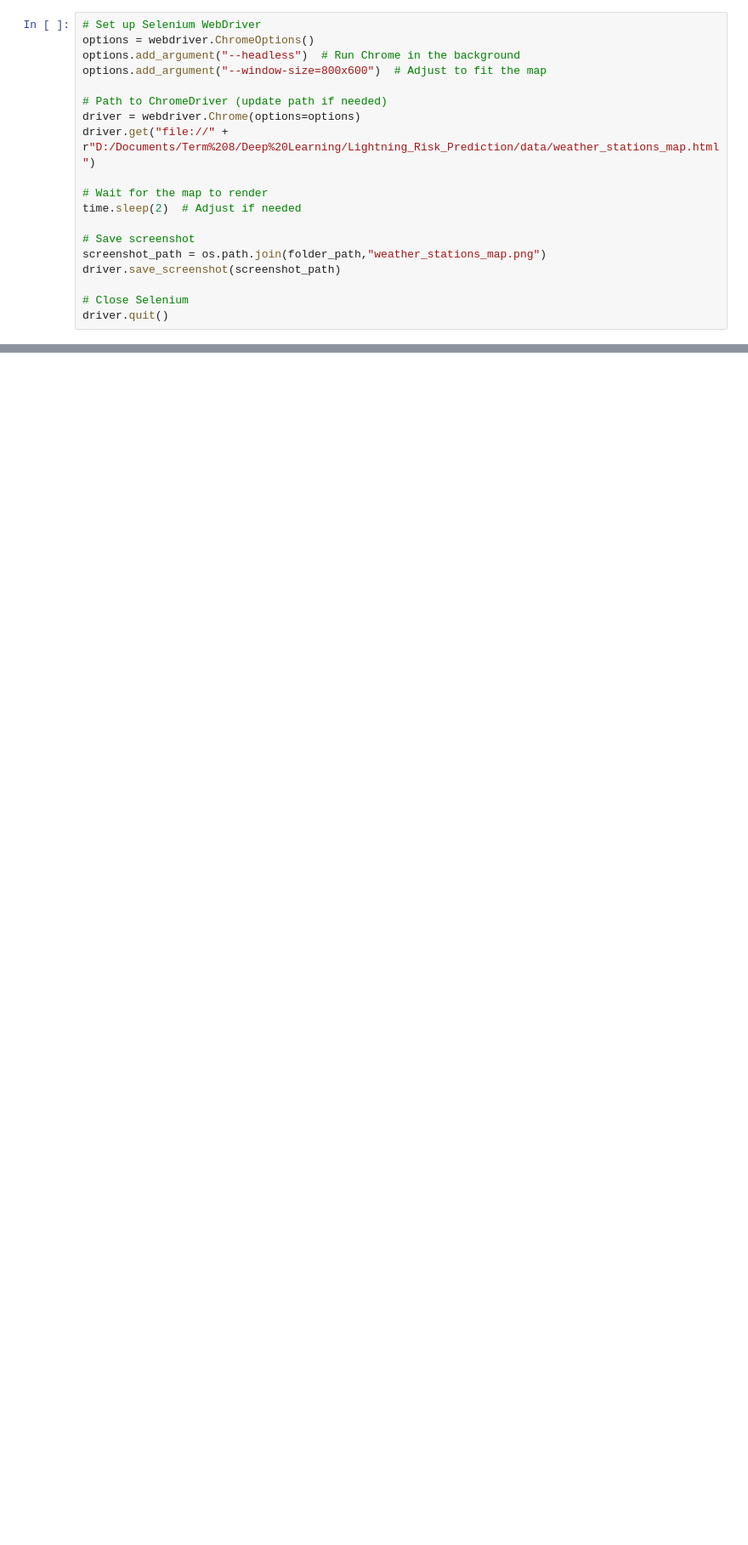
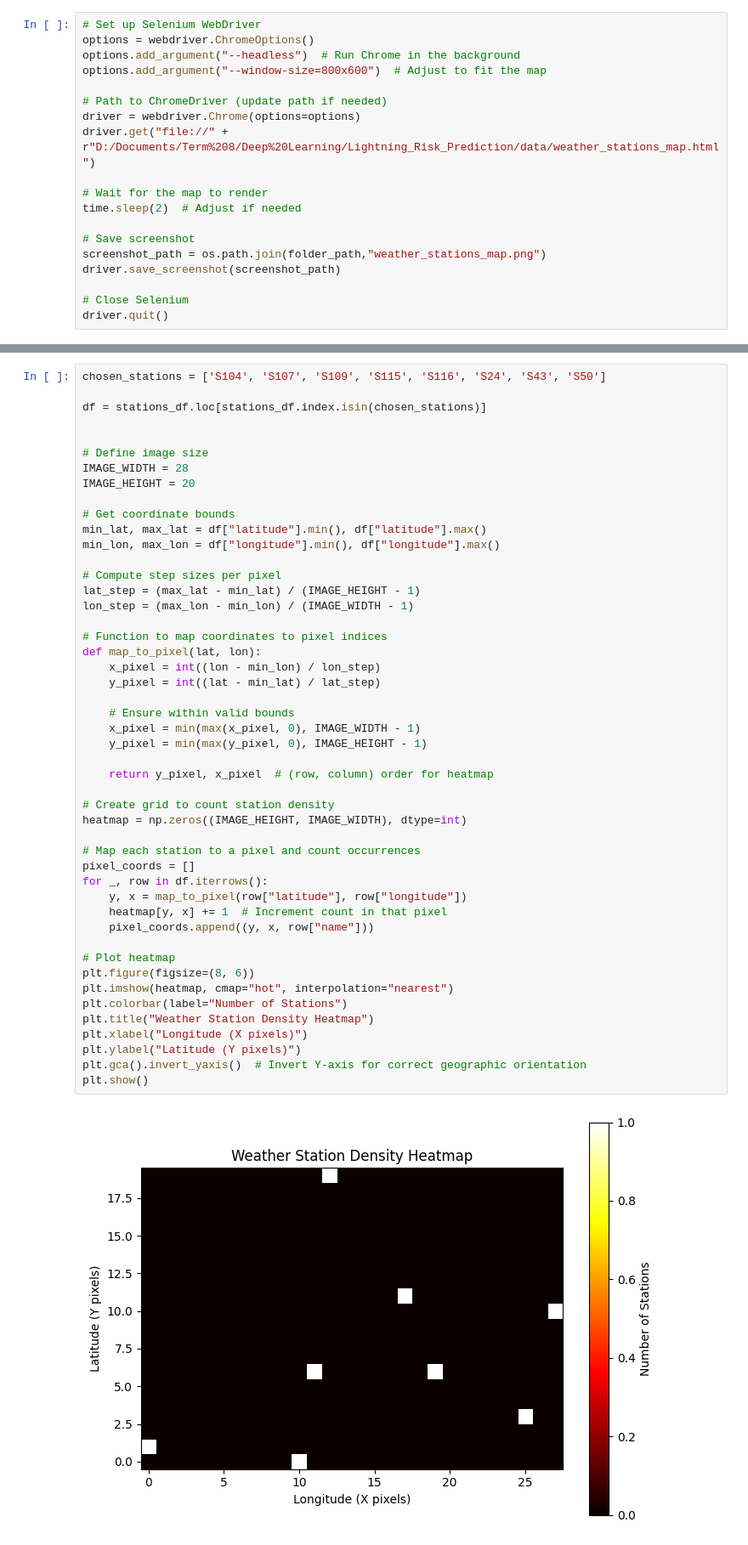
Before and after one commit to TomPiccio/Lightning_Risk_Prediction, a Jupyter notebook: notebooks/station_map_visualization.ipynb, the cells around one changed output, grey strips where cells are left out. Shown at 85% size. Cells and saved outputs as stored; diff of their text form; blank space fills up the shorter version.

```diff
--- a/notebooks/station_map_visualization.ipynb
+++ b/notebooks/station_map_visualization.ipynb
@@ -142,0 +123,50 @@ Station-to-Pixel Mapping:
+# %%
+chosen_stations = ['S104', 'S107', 'S109', 'S115', 'S116', 'S24', 'S43', 'S50']
+
+df = stations_df.loc[stations_df.index.isin(chosen_stations)]
+
+
+# Define image size
+IMAGE_WIDTH = 28
+IMAGE_HEIGHT = 20
+
+# Get coordinate bounds
+min_lat, max_lat = df["latitude"].min(), df["latitude"].max()
+min_lon, max_lon = df["longitude"].min(), df["longitude"].max()
+
+# Compute step sizes per pixel
+lat_step = (max_lat - min_lat) / (IMAGE_HEIGHT - 1)
+lon_step = (max_lon - min_lon) / (IMAGE_WIDTH - 1)
+
+# Function to map coordinates to pixel indices
+def map_to_pixel(lat, lon):
+    x_pixel = int((lon - min_lon) / lon_step)
+    y_pixel = int((lat - min_lat) / lat_step)
+
+    # Ensure within valid bounds
+    x_pixel = min(max(x_pixel, 0), IMAGE_WIDTH - 1)
+    y_pixel = min(max(y_pixel, 0), IMAGE_HEIGHT - 1)
+
+    return y_pixel, x_pixel  # (row, column) order for heatmap
+
+# Create grid to count station density
+heatmap = np.zeros((IMAGE_HEIGHT, IMAGE_WIDTH), dtype=int)
+
+# Map each station to a pixel and count occurrences
+pixel_coords = []
+for _, row in df.iterrows():
+    y, x = map_to_pixel(row["latitude"], row["longitude"])
+    heatmap[y, x] += 1  # Increment count in that pixel
+    pixel_coords.append((y, x, row["name"]))
+
+# Plot heatmap
+plt.figure(figsize=(8, 6))
+plt.imshow(heatmap, cmap="hot", interpolation="nearest")
+plt.colorbar(label="Number of Stations")
+plt.title("Weather Station Density Heatmap")
+plt.xlabel("Longitude (X pixels)")
+plt.ylabel("Latitude (Y pixels)")
+plt.gca().invert_yaxis()  # Invert Y-axis for correct geographic orientation
+plt.show()
+# %% [output]
+[figure, added]
```
Also changed, not shown: parts of 6 cells of this notebook, 18 other files.
